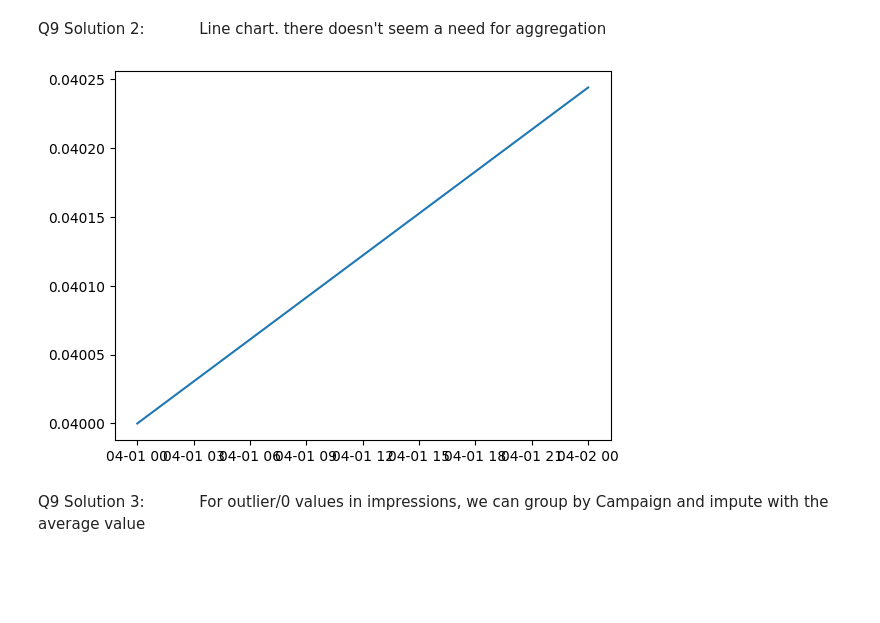
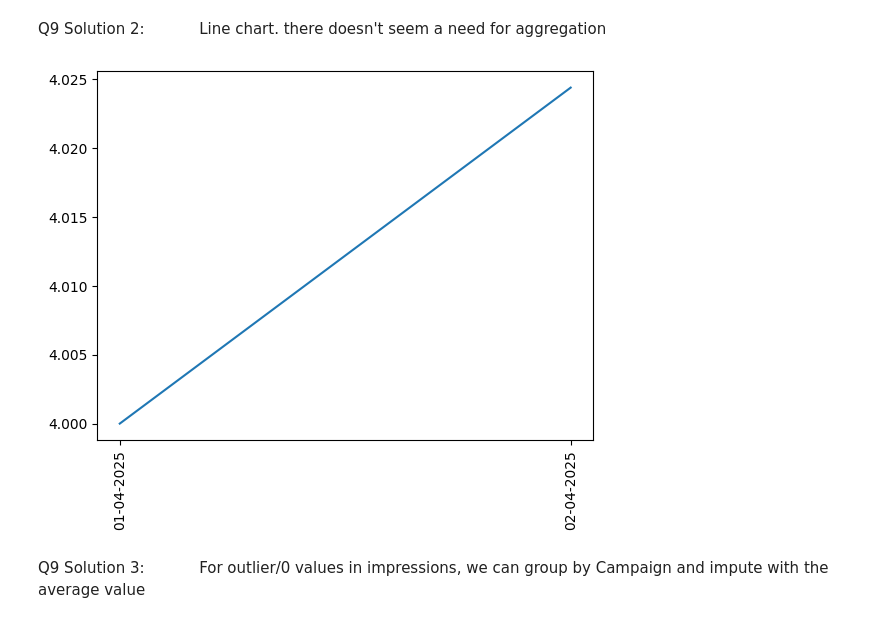
Before and after one commit to Vaishnavi-Gajinkar/Codingwise, a Jupyter notebook: Assesments/test2.ipynb, the cells around one changed output. Drawn from its saved outputs; the diff is of its cells as text; code cells hidden in the pictures; blank space fills up the shorter version.

```diff
--- a/Assesments/test2.ipynb
+++ b/Assesments/test2.ipynb
@@ -200,7 +219,7 @@ Q9 Solution 1: &emsp;&emsp;&emsp; Excel: =[@Clicks]/[@Impr]
 campreach_df = pd.read_excel(r"C:\Users\Lenovo\OneDrive\Documents\Tests\test.xlsx", sheet_name="T2Q9")          # installed dependency pip3 install openpyxl
 campreach_df.drop('CTR', axis=1, inplace=True)
 
-campreach_df['CTR_pandas'] = campreach_df['Clicks']/campreach_df['Impr']
+campreach_df['CTR_pandas'] = campreach_df['Clicks']/campreach_df['Impr']*100
 campreach_df
 # %% [output]
 |  | Date | Campaign | Impr | Clicks | CTR_pandas |
@@ -211,13 +245,15 @@ campreach_df
 Q9 Solution 2: &emsp;&emsp;&emsp; Line chart. there doesn't seem a need for aggregation
 # %%
 import matplotlib.pyplot as plt
+campreach_df['Date'] = campreach_df['Date'].dt.strftime('%d-%m-%Y').to_numpy()
 ctr_vals = campreach_df['CTR_pandas'].to_numpy()                # extracted values from col of a dataframe into a var
-dt_vals = campreach_df['Date'].to_numpy()
+dt_vals = campreach_df['Date']
 
 plt.plot(dt_vals, ctr_vals)
+plt.xticks(rotation=90)
 plt.show()
 # %% [output]
-[figure, old version]
+[figure, new version]
 # %% [markdown]
 Q9 Solution 3: &emsp;&emsp;&emsp; For outlier/0 values in impressions, we can group by Campaign and impute with the average value
 # %%
```
Also changed, not shown: parts of 9 cells of this notebook.
